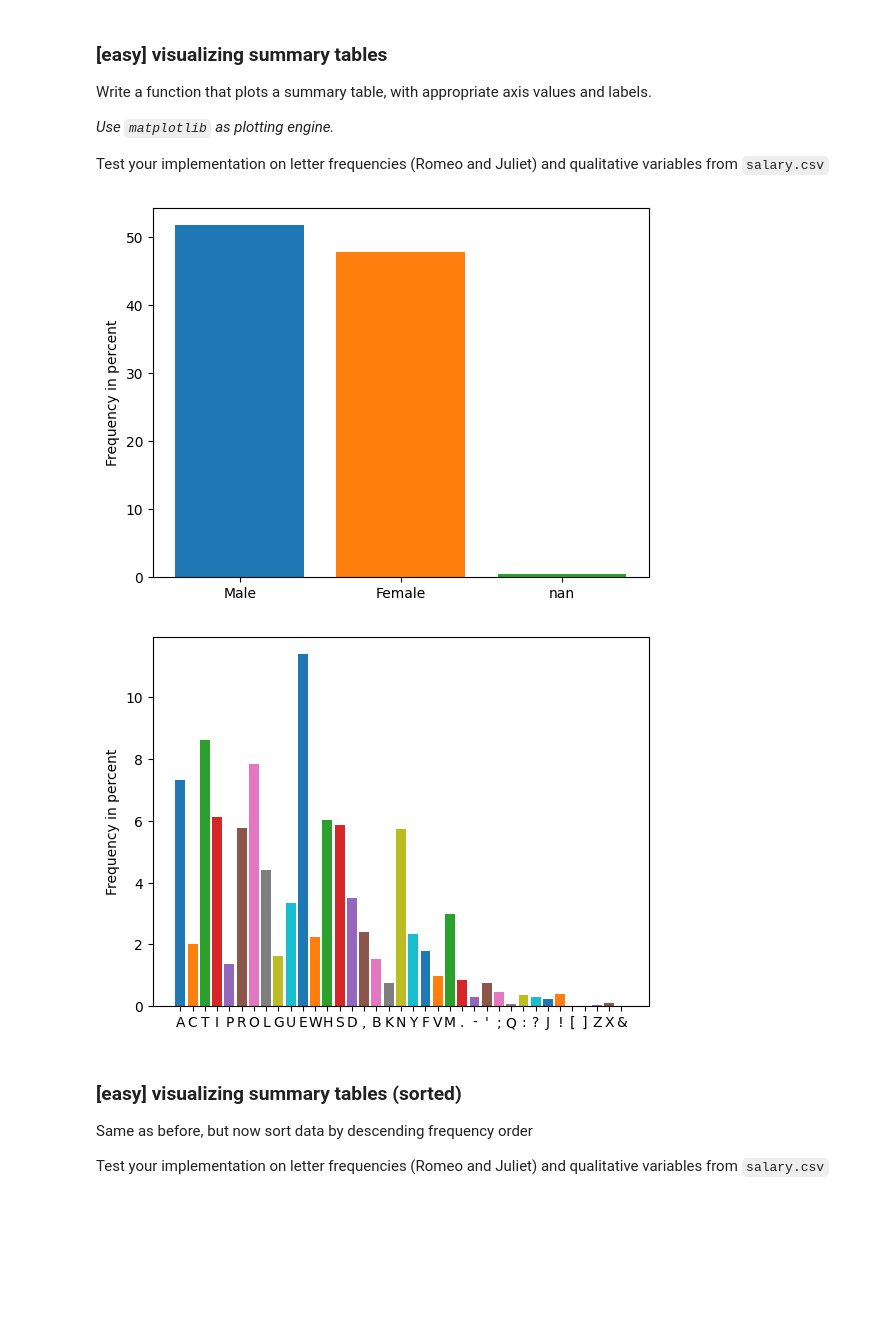
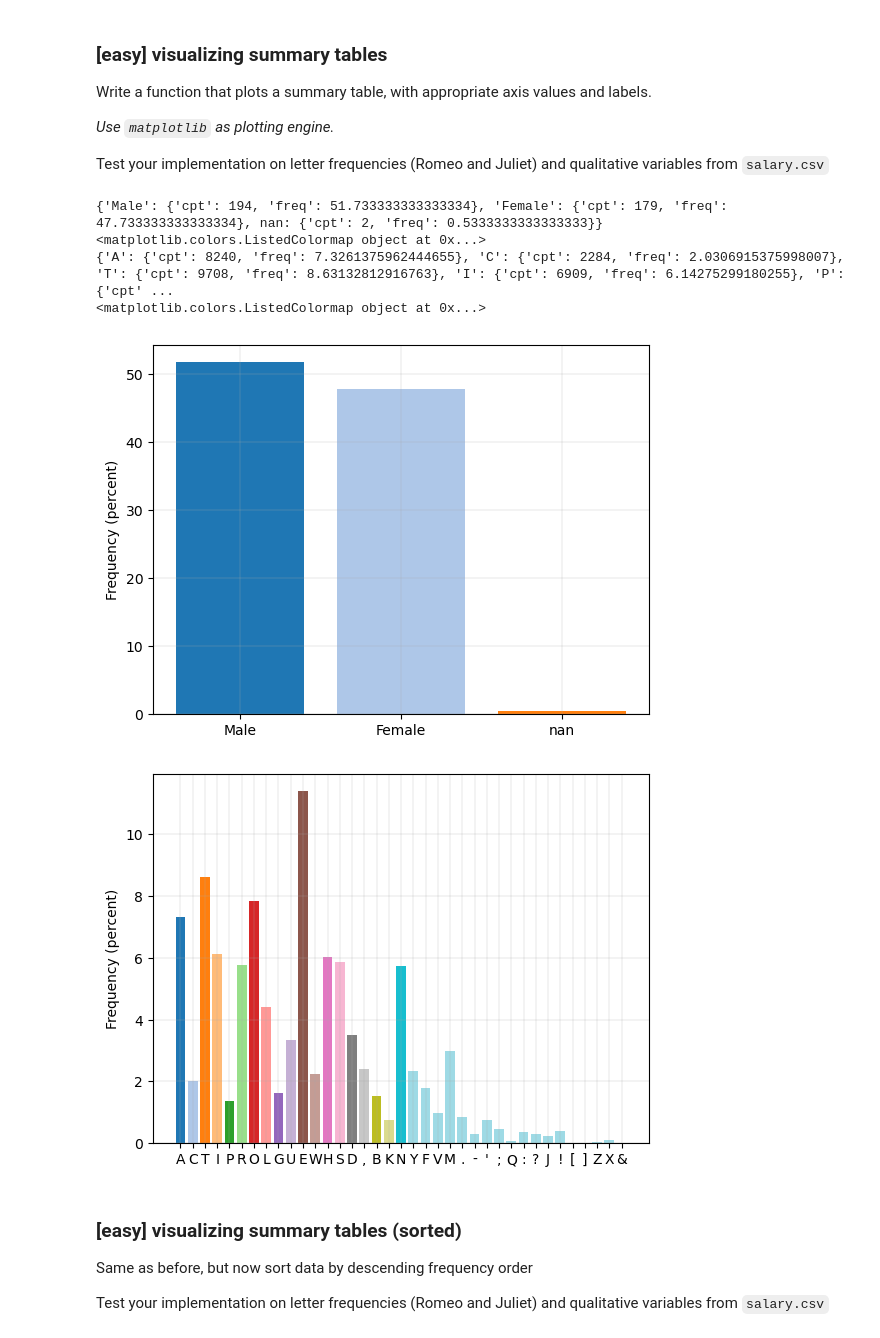
Before and after one commit to Fulin-ZHANG/EM-Lyon, a Jupyter notebook: Week2_Data_cleaning_analysis/Session_02/Session_02.ipynb, the cells around one changed output. Cells and saved outputs as stored; diff of their text form; code cells hidden in the pictures; blank space fills up the shorter version.

```diff
--- a/Week2_Data_cleaning_analysis/Session_02/Session_02.ipynb
+++ b/Week2_Data_cleaning_analysis/Session_02/Session_02.ipynb
@@ -234,28 +234,47 @@ Write a function that plots a summary table, with appropriate axis values and la
 Test your implementation on letter frequencies (Romeo and Juliet) and qualitative variables from `salary.csv`
 # %%
 def msds_plot_summary_table(table, freqs=True):
-    pass
+    fig, ax = plt.subplots()
+    # x = []
+    # for e in table.keys():
+    #     x.append(str(e))
+    x = [str(e) for e in table.keys()]
+    if freqs:
+        y = [v["freq"] for v in table.values()]
+        ylabel = "Frequency (percent)"
+    else:
+        y = [v["cpt"] for v in table.values()]
+        ylabel = "Counts"
 
+    cmap = plt.cm.tab20
+    print(cmap)
+    plt.grid(color="#aaa", linestyle="-", linewidth=0.2)
+    ax.bar(x, y, color=cmap(range(len(table))))
+    ax.set_ylabel(ylabel)
 
 
 def test_msds_plot_summary_table():
-    salary_data = pd.read_csv("data/salary.csv")
+    salary_data = pd.read_csv("../Session_01/data/salary.csv")
     summary_salary_data = msds_summary_table_full(salary_data.Gender)
     msds_plot_summary_table(summary_salary_data)
 
     with open("data/romeo_juliet.txt") as fd:
         txt_data = fd.read()
         letters = "".join(
             [a.upper().strip().replace(" ", "") for a in txt_data.split()]
         )
         summary_letters = msds_summary_table_full(letters)
         msds_plot_summary_table(summary_letters)
 
 
 test_msds_plot_summary_table()
 # %% [output]
+{'Male': {'cpt': 194, 'freq': 51.733333333333334}, 'Female': {'cpt': 179, 'freq': 47.733333333333334}, nan: {'cpt': 2, 'freq': 0.5333333333333333}}
+<matplotlib.colors.ListedColormap object at 0x...>
+{'A': {'cpt': 8240, 'freq': 7.3261375962444655}, 'C': {'cpt': 2284, 'freq': 2.0306915375998007}, 'T': {'cpt': 9708, 'freq': 8.63132812916763}, 'I': {'cpt': 6909, 'freq': 6.14275299180255}, 'P': {'cpt' ...
+<matplotlib.colors.ListedColormap object at 0x...>
-[figure, old version]
+[figure, new version]
-[figure, old version]
+[figure, new version]
 # %% [markdown]
 ### [easy] visualizing summary tables (sorted)
 
```
Also changed, not shown: parts of 2 cells of this notebook.
